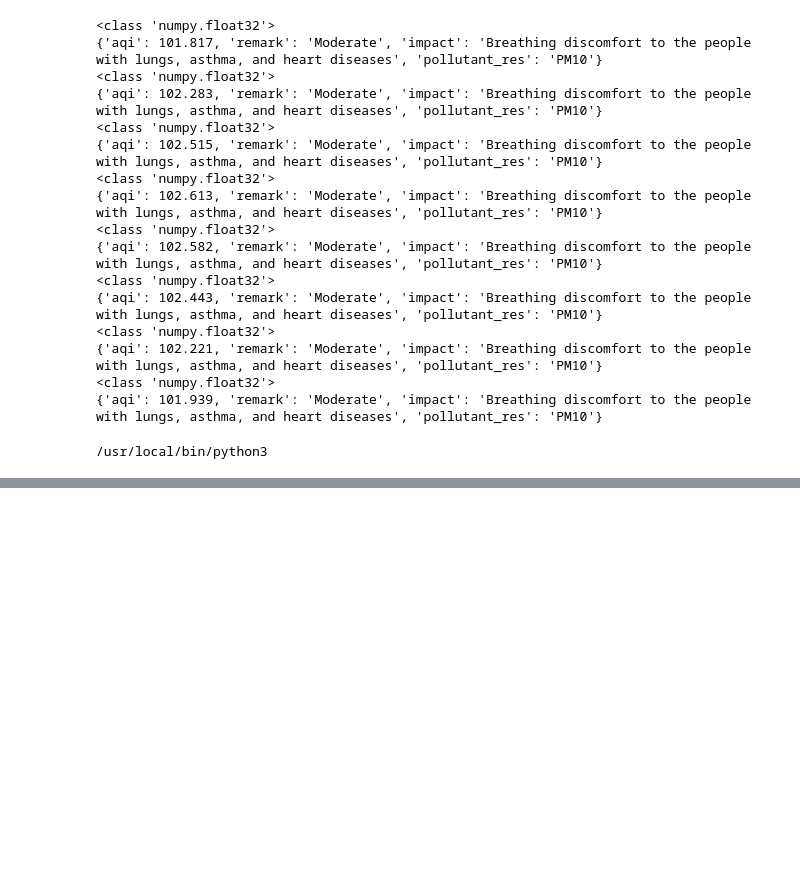
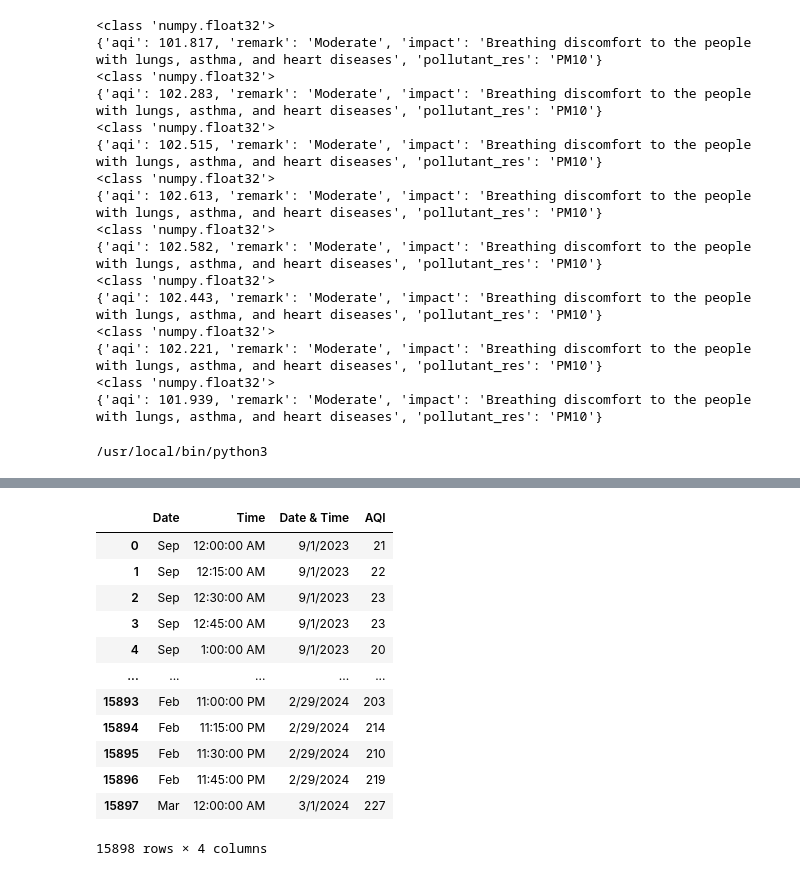
Before and after one commit to arif9353/Davies_WeatherHack, a Jupyter notebook: backend/MIHIRESS/test.ipynb, the cells around one changed output, grey strips where cells are left out. Drawn from its saved outputs; the diff is of its cells as text; code cells hidden in the pictures; blank space fills up the shorter version.

```diff
--- a/backend/MIHIRESS/test.ipynb
+++ b/backend/MIHIRESS/test.ipynb
@@ -352,0 +442,18 @@ print(sys.executable)
+# %%
+li = ["Date", " Time", "Date & Time", "AQI"]
+new_df = df[li]
+new_df
+# %% [output]
+|  | Date | Time | Date & Time | AQI |
+| 0 | Sep | 12:00:00 AM | 9/1/2023 | 21 |
+| 1 | Sep | 12:15:00 AM | 9/1/2023 | 22 |
+| 2 | Sep | 12:30:00 AM | 9/1/2023 | 23 |
+| 3 | Sep | 12:45:00 AM | 9/1/2023 | 23 |
+| 4 | Sep | 1:00:00 AM | 9/1/2023 | 20 |
+| ... | ... | ... | ... | ... |
+| 15893 | Feb | 11:00:00 PM | 2/29/2024 | 203 |
+| 15894 | Feb | 11:15:00 PM | 2/29/2024 | 214 |
+| 15895 | Feb | 11:30:00 PM | 2/29/2024 | 210 |
+| 15896 | Feb | 11:45:00 PM | 2/29/2024 | 219 |
+| 15897 | Mar | 12:00:00 AM | 3/1/2024 | 227 |
+15898 rows × 4 columns
```
Also changed, not shown: parts of 17 cells of this notebook, 8 other files.
